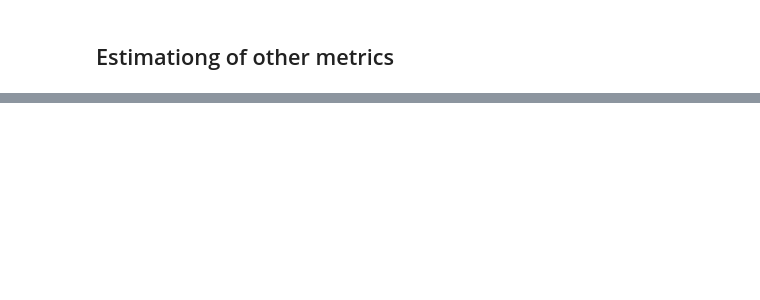
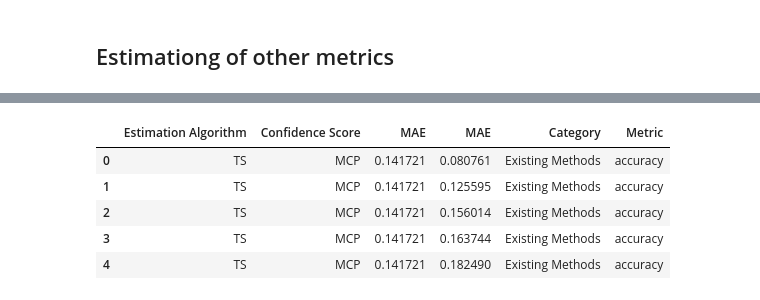
Before and after one commit to ZerojumpLine/MOVAL, a Jupyter notebook: docs/source/demos/estim_cls.ipynb, the cells around one changed output, grey strips where cells are left out. Cells and saved outputs as stored; diff of their text form; code cells hidden in the pictures; blank space fills up the shorter version.

```diff
--- a/docs/source/demos/estim_cls.ipynb
+++ b/docs/source/demos/estim_cls.ipynb
@@ -589,0 +674,9 @@ ATC_MCP vs. CS TS-ATC_Energy: Mann-Whitney-Wilcoxon test two-sided, P_val:3.977e
+# %%
+df.head()
+# %% [output]
+|  | Estimation Algorithm | Confidence Score | MAE | MAE | Category | Metric |
+| 0 | TS | MCP | 0.141721 | 0.080761 | Existing Methods | accuracy |
+| 1 | TS | MCP | 0.141721 | 0.125595 | Existing Methods | accuracy |
+| 2 | TS | MCP | 0.141721 | 0.156014 | Existing Methods | accuracy |
+| 3 | TS | MCP | 0.141721 | 0.163744 | Existing Methods | accuracy |
+| 4 | TS | MCP | 0.141721 | 0.182490 | Existing Methods | accuracy |
```
Also changed, not shown: parts of 42 cells of this notebook, 6 other files.
